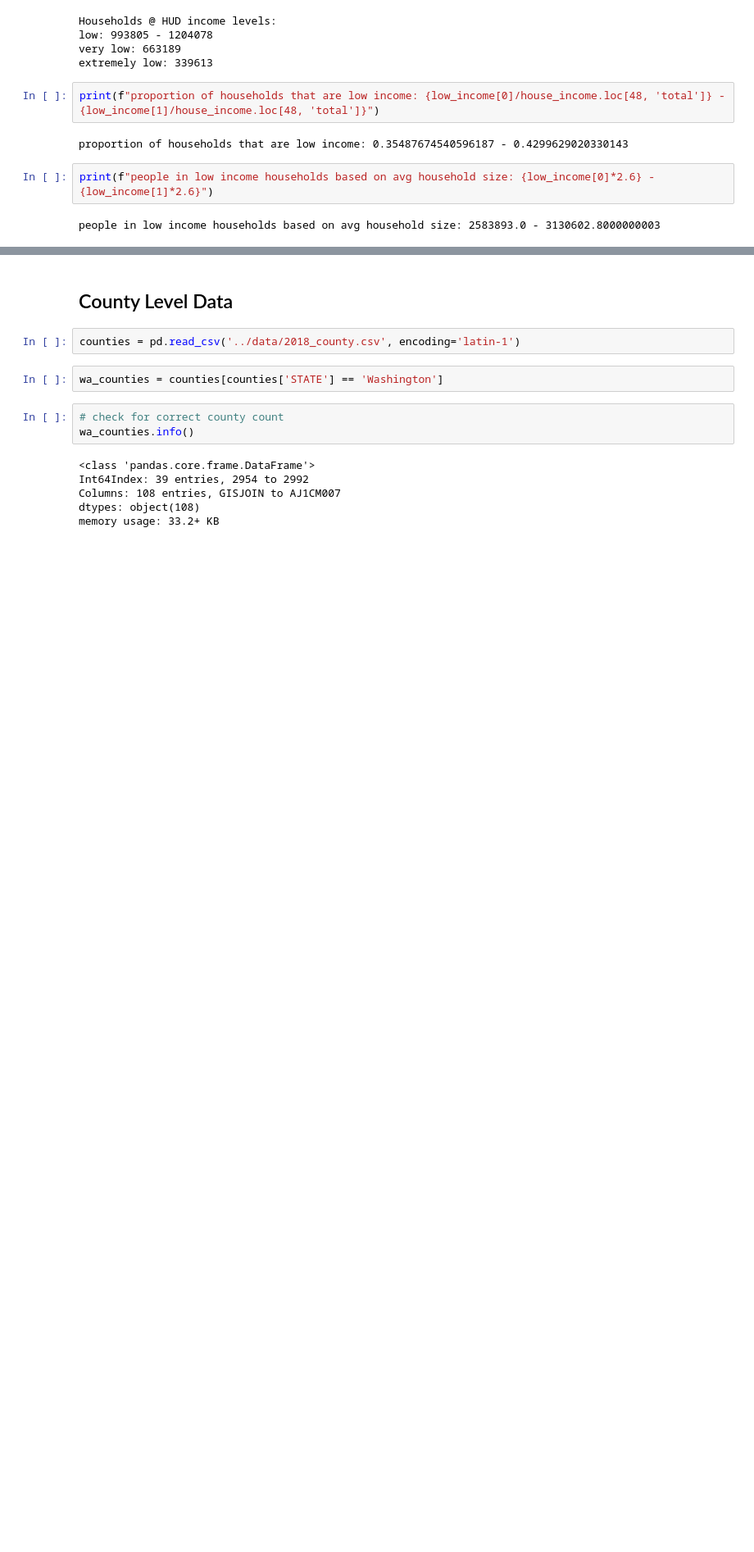
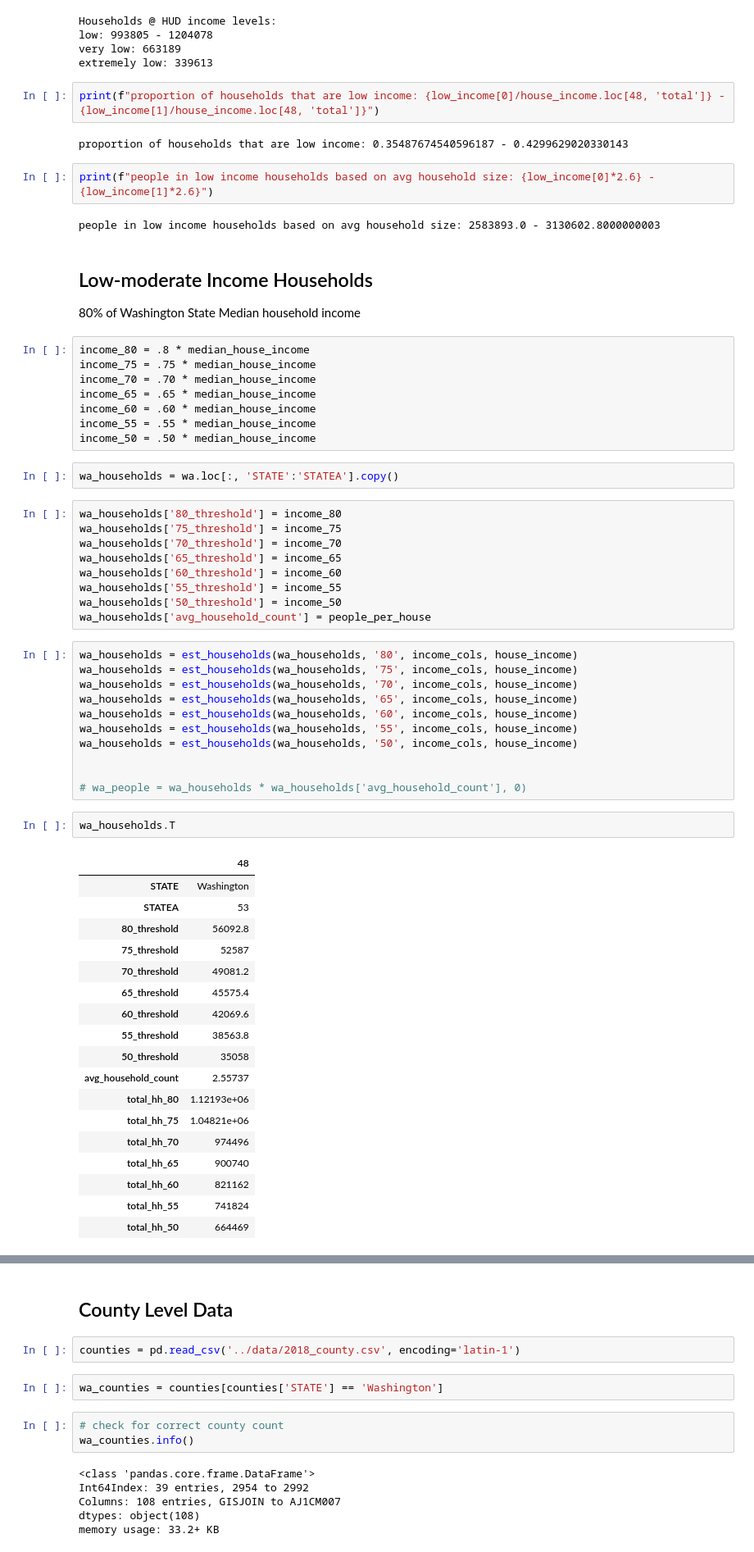
Before and after one commit to allisoncstafford/carbonWA, a Jupyter notebook: low_income.ipynb, the cells around one changed output, grey strips where cells are left out. Shown at 82% size. Saved outputs shown, nothing was run; the diff lists cells and outputs as text; blank space fills up the shorter version.

```diff
--- a/low_income.ipynb
+++ b/low_income.ipynb
@@ -123,3 +124,58 @@ proportion of households that are low income: 0.35487674540596187 - 0.4299629020
 print(f"people in low income households based on avg household size: {low_income[0]*2.6} - {low_income[1]*2.6}")
 # %% [output]
 people in low income households based on avg household size: 2583893.0 - 3130602.8000000003
+# %% [markdown]
+## Low-moderate Income Households
+
+80% of Washington State Median household income
+# %%
+income_80 = .8 * median_house_income
+income_75 = .75 * median_house_income
+income_70 = .70 * median_house_income
+income_65 = .65 * median_house_income
+income_60 = .60 * median_house_income
+income_55 = .55 * median_house_income
+income_50 = .50 * median_house_income
+# %%
+wa_households = wa.loc[:, 'STATE':'STATEA'].copy()
+# %%
+wa_households['80_threshold'] = income_80
+wa_households['75_threshold'] = income_75
+wa_households['70_threshold'] = income_70
+wa_households['65_threshold'] = income_65
+wa_households['60_threshold'] = income_60
+wa_households['55_threshold'] = income_55
+wa_households['50_threshold'] = income_50
+wa_households['avg_household_count'] = people_per_house
+# %%
+wa_households = est_households(wa_households, '80', income_cols, house_income)
+wa_households = est_households(wa_households, '75', income_cols, house_income)
+wa_households = est_households(wa_households, '70', income_cols, house_income)
+wa_households = est_households(wa_households, '65', income_cols, house_income)
+wa_households = est_households(wa_households, '60', income_cols, house_income)
+wa_households = est_households(wa_households, '55', income_cols, house_income)
+wa_households = est_households(wa_households, '50', income_cols, house_income)
+
+
+# wa_people = wa_households * wa_households['avg_household_count'], 0)
+# %%
+wa_households.T
+# %% [output]
+|  | 48 |
+| STATE | Washington |
+| STATEA | 53 |
+| 80_threshold | 56092.8 |
+| 75_threshold | 52587 |
+| 70_threshold | 49081.2 |
+| 65_threshold | 45575.4 |
+| 60_threshold | 42069.6 |
+| 55_threshold | 38563.8 |
+| 50_threshold | 35058 |
+| avg_household_count | 2.55737 |
+| total_hh_80 | 1.12193e+06 |
+| total_hh_75 | 1.04821e+06 |
+| total_hh_70 | 974496 |
+| total_hh_65 | 900740 |
+| total_hh_60 | 821162 |
+| total_hh_55 | 741824 |
+| total_hh_50 | 664469 |
```
Also changed, not shown: parts of 16 cells of this notebook.
